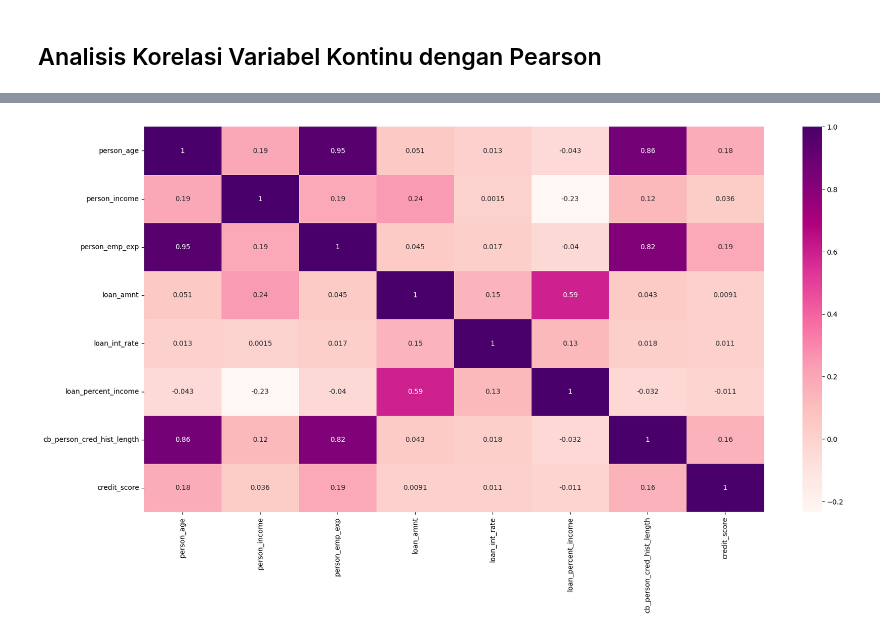
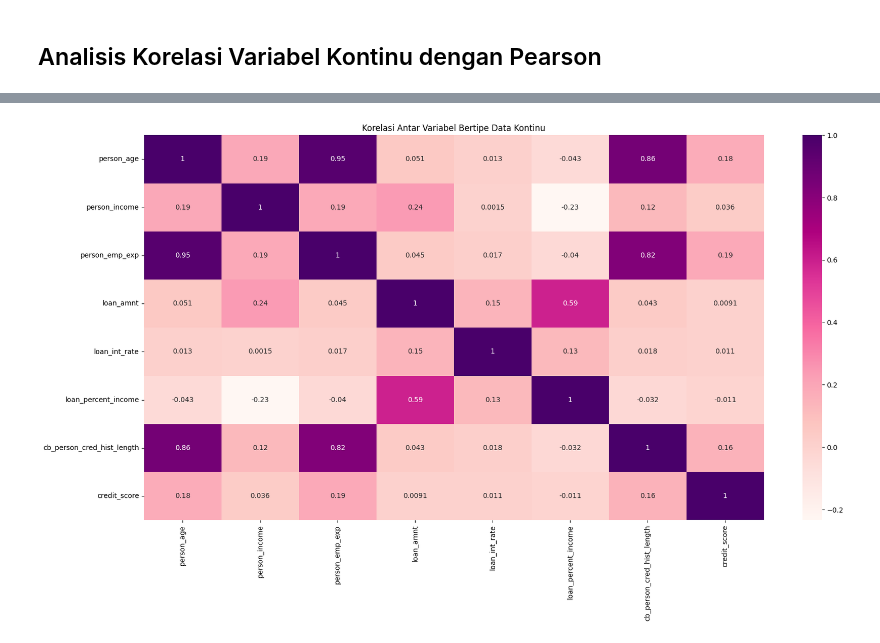
Before and after one commit to zaldiabdulhadi/eda-project-loan-dataset, a Jupyter notebook: EDA_AnalisisKorelasi_Project.ipynb, the cells around one changed output, grey strips where cells are left out. Drawn from its saved outputs; the diff is of its cells as text; code cells hidden in the pictures.

```diff
--- a/EDA_AnalisisKorelasi_Project.ipynb
+++ b/EDA_AnalisisKorelasi_Project.ipynb
@@ -109,6 +339,7 @@ continu_corr
 # %%
 plt.figure(figsize=(20, 10))
+plt.title('Korelasi Antar Variabel Bertipe Data Kontinu')
 sns.heatmap(continu_corr, annot=True, cmap='RdPu')
 plt.show()
 # %% [output]
-[figure, old version]
+[figure, new version]
```
Also changed, not shown: parts of 52 cells of this notebook.
